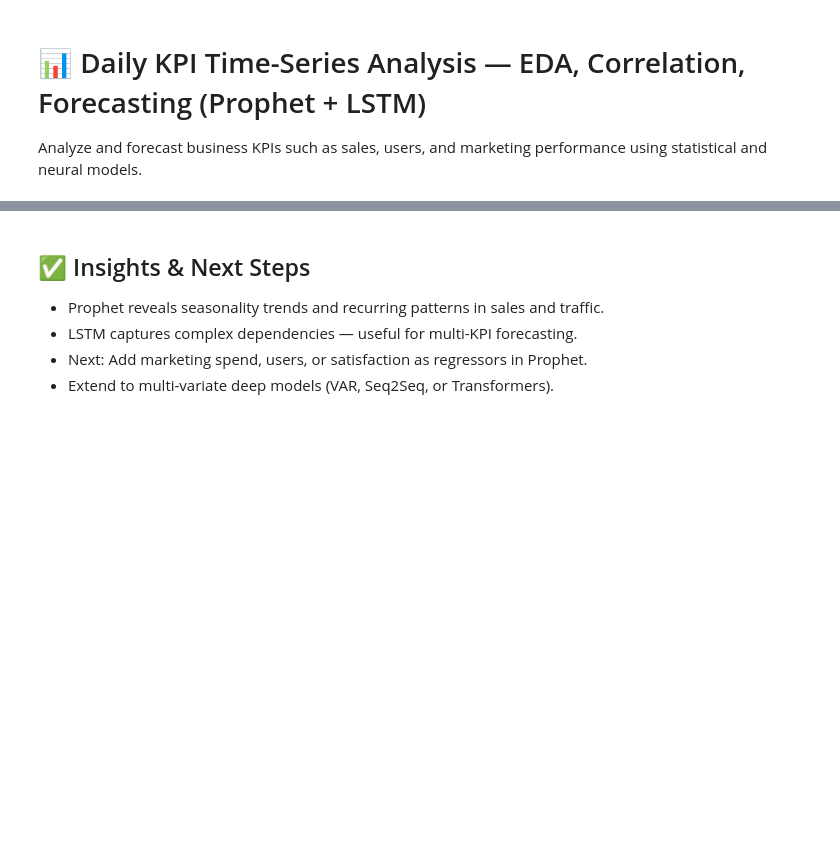
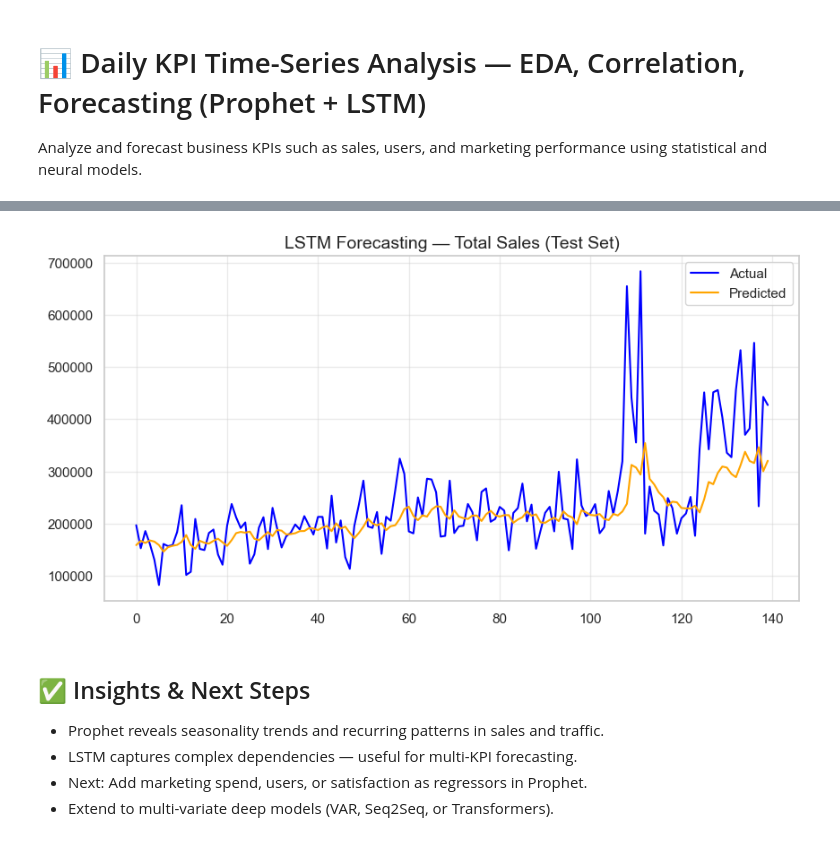
Before and after one commit to aniruddhakasar/GenAI-Powered-Analytics-RAG-LLM-Orchestration-, a Jupyter notebook: notebooks/EDA/daily_kpi_forecasting_analysis.ipynb, the cells around one changed output, grey strips where cells are left out. Drawn from its saved outputs; the diff is of its cells as text; code cells hidden in the pictures; blank space fills up the shorter version.

```diff
--- a/notebooks/EDA/daily_kpi_forecasting_analysis.ipynb
+++ b/notebooks/EDA/daily_kpi_forecasting_analysis.ipynb
@@ -16,6 +38,6 @@ sns.set(style='whitegrid')
 pd.set_option('display.max_columns', None)
 # %%
 # STEP 2: Load dataset
-df = pd.read_csv('daily_kpi_data.csv', parse_dates=['date'])
+df = pd.read_csv('D:/Desktop/GenAI-Powered Analytics Platform/Data/raw/daily_kpi_data.csv', parse_dates=['date'])
 print('Shape:', df.shape)
 df.head()
@@ -52,37 +104,62 @@ plt.show()
 # %%
-# STEP 6: LSTM Forecasting
-series = df.set_index('date')['total_sales'].asfreq('D').fillna(method='ffill')
-data = series.values.reshape(-1,1)
+# STEP 6: LSTM Forecasting (Fixed Version)
+
+# 1️⃣ Ensure date is datetime and aggregate daily
+df['date'] = pd.to_datetime(df['date'])
+daily_sales = df.groupby('date')['total_sales'].sum().sort_index()
+
+# 2️⃣ Create a continuous daily time series
+series = daily_sales.asfreq('D').fillna(method='ffill')
+
+# 3️⃣ Scale the data
+data = series.values.reshape(-1, 1)
 scaler = MinMaxScaler()
 data_scaled = scaler.fit_transform(data)
 
+# 4️⃣ Create sequences for supervised learning
 def create_sequences(data, seq_len=30):
     X, y = [], []
-    for i in range(len(data)-seq_len):
-        X.append(data[i:i+seq_len])
-        y.append(data[i+seq_len])
+    for i in range(len(data) - seq_len):
+        X.append(data[i:i + seq_len])
+        y.append(data[i + seq_len])
     return np.array(X), np.array(y)
 
 SEQ_LEN = 30
 X, y = create_sequences(data_scaled, SEQ_LEN)
+
+# 5️⃣ Train-test split
 train_size = int(0.8 * len(X))
 X_train, X_test = X[:train_size], X[train_size:]
 y_train, y_test = y[:train_size], y[train_size:]
 
+# 6️⃣ Build LSTM model
 model_lstm = Sequential([
-    LSTM(64, input_shape=(SEQ_LEN,1), return_sequences=False),
+    LSTM(64, input_shape=(SEQ_LEN, 1), return_sequences=False),
     Dropout(0.2),
     Dense(1)
 ])
 model_lstm.compile(optimizer='adam', loss='mse')
-history = model_lstm.fit(X_train, y_train, epochs=50, batch_size=16, validation_split=0.1, verbose=1)
 
+# 7️⃣ Train model
+history = model_lstm.fit(
+    X_train, y_train,
+    epochs=50,
+    batch_size=16,
+    validation_split=0.1,
+    verbose=1
+)
+
+# 8️⃣ Predictions and inverse transform
 preds = model_lstm.predict(X_test)
 preds_inv = scaler.inverse_transform(preds)
 y_test_inv = scaler.inverse_transform(y_test)
+
+# 9️⃣ Plot actual vs predicted
 plt.figure(figsize=(10,5))
-plt.plot(range(len(y_test_inv)), y_test_inv, label='Actual')
-plt.plot(range(len(preds_inv)), preds_inv, label='Predicted')
-plt.title('LSTM Forecasting — Total Sales (Test Set)')
+plt.plot(range(len(y_test_inv)), y_test_inv, label='Actual', color='blue')
+plt.plot(range(len(preds_inv)), preds_inv, label='Predicted', color='orange')
+plt.title('LSTM Forecasting — Total Sales (Test Set)', fontsize=14)
 plt.legend()
+plt.grid(alpha=0.4)
 plt.show()
+# %% [output]
@@ -89,3 +183,4 @@ plt.show()
+[figure, added]
 # %% [markdown]
 ## ✅ Insights & Next Steps
 - Prophet reveals seasonality trends and recurring patterns in sales and traffic.
```
Also changed, not shown: parts of 6 cells of this notebook, 4 other files.
